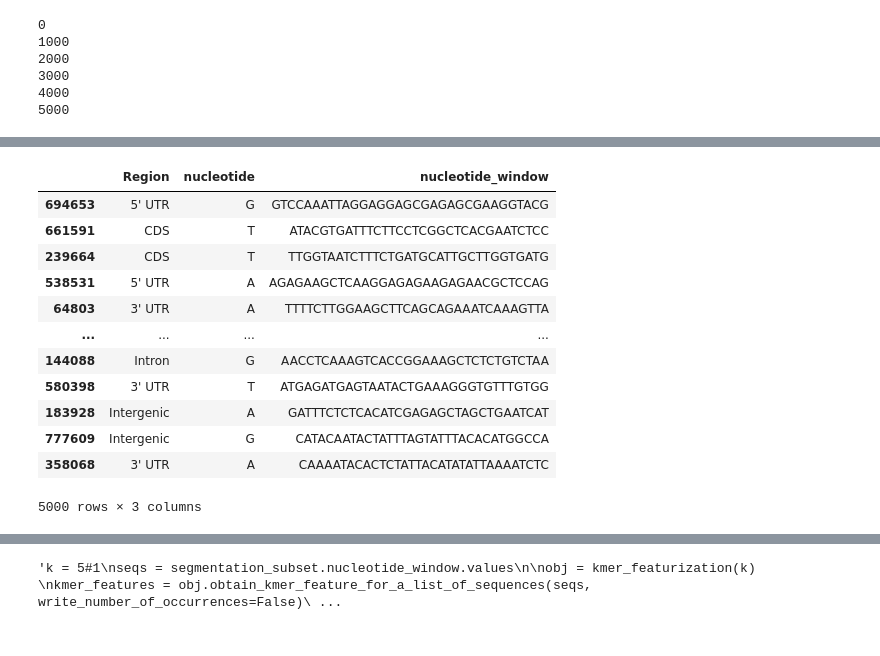
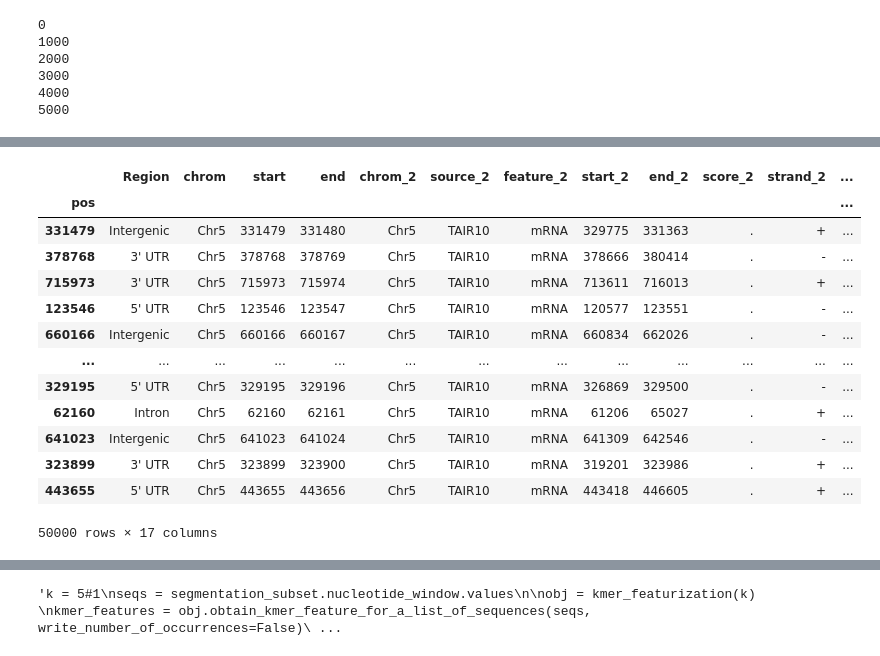
Before and after one commit to songlab-cal/gpn, a Jupyter notebook: plantbert/mlm/plot_example_embedding.ipynb, the cells around one changed output, grey strips where cells are left out. Saved outputs shown, nothing was run; the diff lists cells and outputs as text; code cells hidden in the pictures.

```diff
--- a/plantbert/mlm/plot_example_embedding.ipynb
+++ b/plantbert/mlm/plot_example_embedding.ipynb
@@ -325,3 +323,7 @@ gtf.end -= (center-window_size//2)
 gtf.shape
 # %% [output]
 (6455, 9)
+# %%
+transcripts = gtf[gtf.feature=="mRNA"]
+transcripts["transcript_id"] = transcripts.attribute.str.split(";").str[0].str.split("=").str[1]
+transcripts
@@ -448,9 +449,9 @@ bf.coverage(first_introns, first_introns.head(10))
 # Experimental: shrink features to avoid sampling a position
 # at the edge between and exon and intron, where local averaging
 # might go wrong
-edge = 20
-gtf.start += edge
-gtf.end -= edge
+#edge = 20
+#gtf.start += edge
+#gtf.end -= edge
 # %%
 gtf.feature.value_counts()
 # %% [output]
@@ -568,7 +569,8 @@ segmentation = segmentation[segmentation!=""]
 border = 10000
 segmentation = segmentation[border:-border]
 # %%
-segmentation_subset = segmentation.groupby(segmentation).sample(n=1000, random_state=42).to_frame().rename(columns={0: "Region"})
+segmentation_subset = segmentation.groupby(segmentation).sample(n=10000, random_state=42).to_frame().rename(columns={0: "Region"})
 segmentation_subset = segmentation_subset.sample(frac=1, random_state=42)  # just shuffle
+segmentation_subset["pos"] = segmentation_subset.index
 segmentation_subset
 # %% [output]
@@ -587,0 +590,7 @@ segmentation_subset
+# %%
+segmentation_subset["chrom"] = "Chr5"
+segmentation_subset["start"] = segmentation_subset.pos
+segmentation_subset["end"] = segmentation_subset.start + 1
+original_idx = segmentation_subset.index.values
+segmentation_subset = bf.closest(segmentation_subset, transcripts, suffixes=('','_2')).set_index("pos").loc[original_idx]
+segmentation_subset
@@ -588,28 +625,23 @@ segmentation_subset
 # %%
-aggregation = "mean"#"concat" #None
-n_aggregation = 33#15 # None  # different categories benefit from different n_aggregation
-
-
-genome = SeqIO.to_dict(SeqIO.parse("../../data/mlm/tair10.fa", "fasta"))
-segmentation_subset["nucleotide"] = segmentation_subset.apply(lambda row: genome["Chr5"][row.name + center-window_size//2], axis=1)
-# here can add more nucleotides
+segmentation_subset["nucleotide"] = segmentation_subset.apply(lambda row: genome["5"][row.name + center-window_size//2], axis=1)
 segmentation_subset["nucleotide_window"] = segmentation_subset.apply(
-    lambda row: str(genome["Chr5"][row.name + center-window_size//2 - n_aggregation//2:row.name + center-window_size//2 + 1 + n_aggregation//2].seq),
+    lambda row: str(genome["5"][row.name + center-window_size//2 - n_aggregation//2:row.name + center-window_size//2 + 1 + n_aggregation//2].seq),
     axis=1
 )
 segmentation_subset
 # %% [output]
-|  | Region | nucleotide | nucleotide_window |
-| 694653 | 5' UTR | G | GTCCAAATTAGGAGGAGCGAGAGCGAAGGTACG |
-| 661591 | CDS | T | ATACGTGATTTCTTCCTCGGCTCACGAATCTCC |
-| 239664 | CDS | T | TTGGTAATCTTTCTGATGCATTGCTTGGTGATG |
-| 538531 | 5' UTR | A | AGAGAAGCTCAAGGAGAGAAGAGAACGCTCCAG |
-| 64803 | 3' UTR | A | TTTTCTTGGAAGCTTCAGCAGAAATCAAAGTTA |
-| ... | ... | ... | ... |
-| 144088 | Intron | G | AACCTCAAAGTCACCGGAAAGCTCTCTGTCTAA |
-| 580398 | 3' UTR | T | ATGAGATGAGTAATACTGAAAGGGTGTTTGTGG |
-| 183928 | Intergenic | A | GATTTCTCTCACATCGAGAGCTAGCTGAATCAT |
-| 777609 | Intergenic | G | CATACAATACTATTTAGTATTTACACATGGCCA |
-| 358068 | 3' UTR | A | CAAAATACACTCTATTACATATATTAAAATCTC |
+|  | Region | chrom | start | end | chrom_2 | source_2 | feature_2 | start_2 | end_2 | score_2 | strand_2 | ... |
+| pos |  |  |  |  |  |  |  |  |  |  |  | ... |
+| 331479 | Intergenic | Chr5 | 331479 | 331480 | Chr5 | TAIR10 | mRNA | 329775 | 331363 | . | + | ... |
+| 378768 | 3' UTR | Chr5 | 378768 | 378769 | Chr5 | TAIR10 | mRNA | 378666 | 380414 | . | - | ... |
+| 715973 | 3' UTR | Chr5 | 715973 | 715974 | Chr5 | TAIR10 | mRNA | 713611 | 716013 | . | + | ... |
+| 123546 | 5' UTR | Chr5 | 123546 | 123547 | Chr5 | TAIR10 | mRNA | 120577 | 123551 | . | - | ... |
+| 660166 | Intergenic | Chr5 | 660166 | 660167 | Chr5 | TAIR10 | mRNA | 660834 | 662026 | . | - | ... |
+| ... | ... | ... | ... | ... | ... | ... | ... | ... | ... | ... | ... | ... |
+| 329195 | 5' UTR | Chr5 | 329195 | 329196 | Chr5 | TAIR10 | mRNA | 326869 | 329500 | . | - | ... |
+| 62160 | Intron | Chr5 | 62160 | 62161 | Chr5 | TAIR10 | mRNA | 61206 | 65027 | . | + | ... |
+| 641023 | Intergenic | Chr5 | 641023 | 641024 | Chr5 | TAIR10 | mRNA | 641309 | 642546 | . | - | ... |
+| 323899 | 3' UTR | Chr5 | 323899 | 323900 | Chr5 | TAIR10 | mRNA | 319201 | 323986 | . | + | ... |
+| 443655 | 5' UTR | Chr5 | 443655 | 443656 | Chr5 | TAIR10 | mRNA | 443418 | 446605 | . | + | ... |
-5000 rows × 3 columns
+50000 rows × 17 columns
 # %%
```
Also changed, not shown: parts of 57 cells of this notebook, 1 other file.
